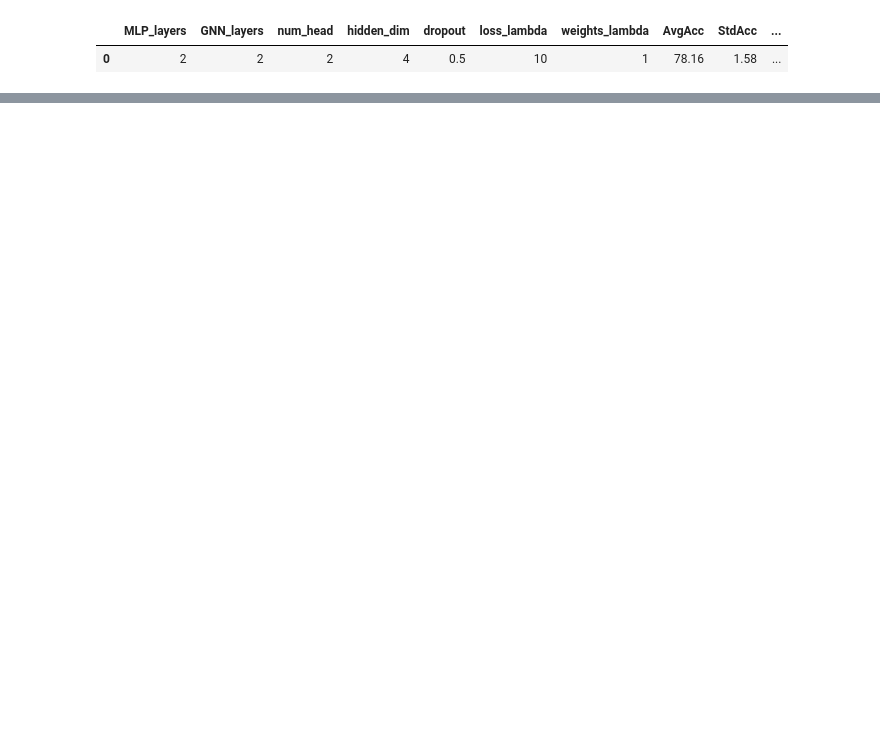
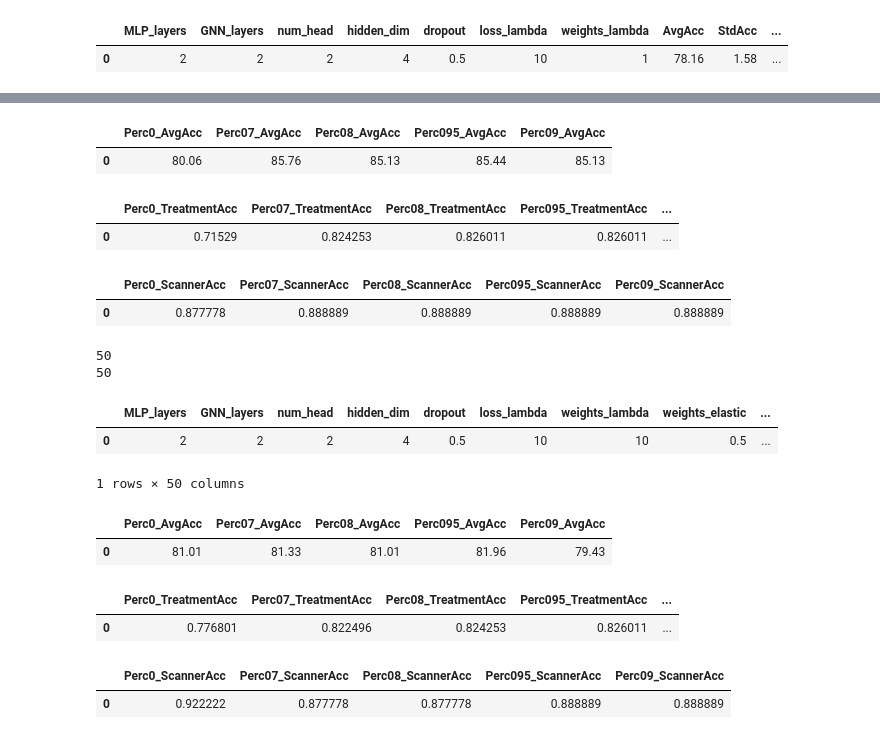
Before and after one commit to yanismiraoui/CNS-Research-YM, a Jupyter notebook: extract_results_tuning.ipynb, the cells around one changed output, grey strips where cells are left out. Cells and saved outputs as stored; diff of their text form; code cells hidden in the pictures; blank space fills up the shorter version.

```diff
--- a/extract_results_tuning.ipynb
+++ b/extract_results_tuning.ipynb
@@ -815,0 +873,74 @@ df_gcn.sort_values(by='AvgAcc', ascending=False)
+# %%
+df[['Perc0_AvgAcc', 'Perc07_AvgAcc', 'Perc08_AvgAcc', 'Perc095_AvgAcc', 'Perc09_AvgAcc']]
+# %% [output]
+|  | Perc0_AvgAcc | Perc07_AvgAcc | Perc08_AvgAcc | Perc095_AvgAcc | Perc09_AvgAcc |
+| 0 | 80.06 | 85.76 | 85.13 | 85.44 | 85.13 |
+# %%
+df[['Perc0_TreatmentAcc', 'Perc07_TreatmentAcc', 'Perc08_TreatmentAcc', 'Perc095_TreatmentAcc', 'Perc09_TreatmentAcc']]
+# %% [output]
+|  | Perc0_TreatmentAcc | Perc07_TreatmentAcc | Perc08_TreatmentAcc | Perc095_TreatmentAcc | ... |
+| 0 | 0.71529 | 0.824253 | 0.826011 | 0.826011 | ... |
+# %%
+df[['Perc0_ScannerAcc', 'Perc07_ScannerAcc', 'Perc08_ScannerAcc', 'Perc095_ScannerAcc', 'Perc09_ScannerAcc']]
+# %% [output]
+|  | Perc0_ScannerAcc | Perc07_ScannerAcc | Perc08_ScannerAcc | Perc095_ScannerAcc | Perc09_ScannerAcc |
+| 0 | 0.877778 | 0.888889 | 0.888889 | 0.888889 | 0.888889 |
+# %%
+# GNN with one layer masking and L1 norm regularization
+with open('./modified_XGW-GAT/save_results_tuning_gcn_baseline_masking_mae_frobenius_nullingout.pkl', 'rb') as f:
+    results = pkl.load(f)
+
+# Function to extract numbers from a string
+def extract_numbers(s):
+    return [float(n) for n in re.findall(r"[-+]?\d*\.\d+|\d+", s)]
+
+# Process the data
+formatted_data = []
+for key, values in results.items():
+    row = list(key)
+    for value in values:
+        for perc in ['perc 0.7', 'perc 0.8', 'perc 0.95', 'perc 0.9', 'perc 0']:
+            value = value.replace(perc, "")
+        numbers = extract_numbers(value)
+        row.extend(numbers)
+    formatted_data.append(row)
+
+# Creating DataFrame with appropriate column names
+columns = ['MLP_layers', 'GNN_layers', 'num_head', 'hidden_dim', 'dropout', 'loss_lambda', 'weights_lambda', 'weights_elastic']
+additional_columns = ['Perc0_AvgAcc', 'Perc0_StdAcc', 'Perc0_AvgAUC', 'Perc0_StdAUC',
+                      'Perc07_AvgAcc', 'Perc07_StdAcc', 'Perc07_AvgAUC', 'Perc07_StdAUC',
+                      'Perc08_AvgAcc', 'Perc08_StdAcc', 'Perc08_AvgAUC', 'Perc08_StdAUC',
+                      'Perc095_AvgAcc', 'Perc095_StdAcc', 'Perc095_AvgAUC', 'Perc095_StdAUC',
+                      'Perc09_AvgAcc', 'Perc09_StdAcc', 'Perc09_AvgAUC', 'Perc09_StdAUC',
+                      'MaxAvgAcc', 'MaxAvgAUC',
+                      'Perc0_TreatmentAcc', 'Perc0_TreatmentAUC', 'Perc0_ScannerAcc', 'Perc0_ScannerAUC',
+                      'Perc07_TreatmentAcc', 'Perc07_TreatmentAUC', 'Perc07_ScannerAcc', 'Perc07_ScannerAUC',
+                      'Perc08_TreatmentAcc', 'Perc08_TreatmentAUC', 'Perc08_ScannerAcc', 'Perc08_ScannerAUC',
+                      'Perc095_TreatmentAcc', 'Perc095_TreatmentAUC', 'Perc095_ScannerAcc', 'Perc095_ScannerAUC',
+                      'Perc09_TreatmentAcc', 'Perc09_TreatmentAUC', 'Perc09_ScannerAcc', 'Perc09_ScannerAUC']
+columns.extend(additional_columns)
+df = pd.DataFrame(formatted_data, columns=columns)
+
+# Display the DataFrame
+df
+# %% [output]
+50
+50
+|  | MLP_layers | GNN_layers | num_head | hidden_dim | dropout | loss_lambda | weights_lambda | weights_elastic | ... |
+| 0 | 2 | 2 | 2 | 4 | 0.5 | 10 | 10 | 0.5 | ... |
+1 rows × 50 columns
+# %%
+df[['Perc0_AvgAcc', 'Perc07_AvgAcc', 'Perc08_AvgAcc', 'Perc095_AvgAcc', 'Perc09_AvgAcc']]
+# %% [output]
+|  | Perc0_AvgAcc | Perc07_AvgAcc | Perc08_AvgAcc | Perc095_AvgAcc | Perc09_AvgAcc |
+| 0 | 81.01 | 81.33 | 81.01 | 81.96 | 79.43 |
+# %%
+df[['Perc0_TreatmentAcc', 'Perc07_TreatmentAcc', 'Perc08_TreatmentAcc', 'Perc095_TreatmentAcc', 'Perc09_TreatmentAcc']]
+# %% [output]
+|  | Perc0_TreatmentAcc | Perc07_TreatmentAcc | Perc08_TreatmentAcc | Perc095_TreatmentAcc | ... |
+| 0 | 0.776801 | 0.822496 | 0.824253 | 0.826011 | ... |
+# %%
+df[['Perc0_ScannerAcc', 'Perc07_ScannerAcc', 'Perc08_ScannerAcc', 'Perc095_ScannerAcc', 'Perc09_ScannerAcc']]
+# %% [output]
+|  | Perc0_ScannerAcc | Perc07_ScannerAcc | Perc08_ScannerAcc | Perc095_ScannerAcc | Perc09_ScannerAcc |
+| 0 | 0.922222 | 0.877778 | 0.877778 | 0.888889 | 0.888889 |
```
Also changed, not shown: parts of 7 cells of this notebook, 2 other files.
